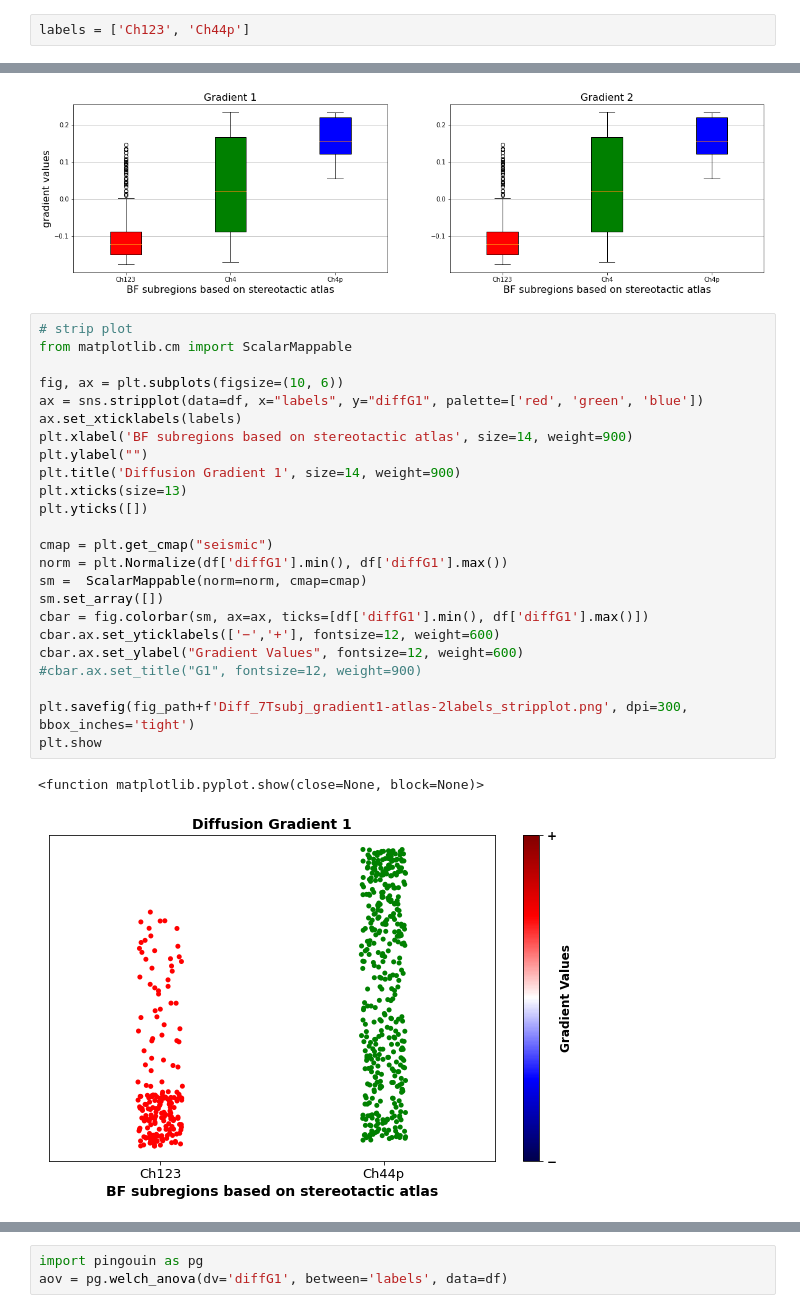
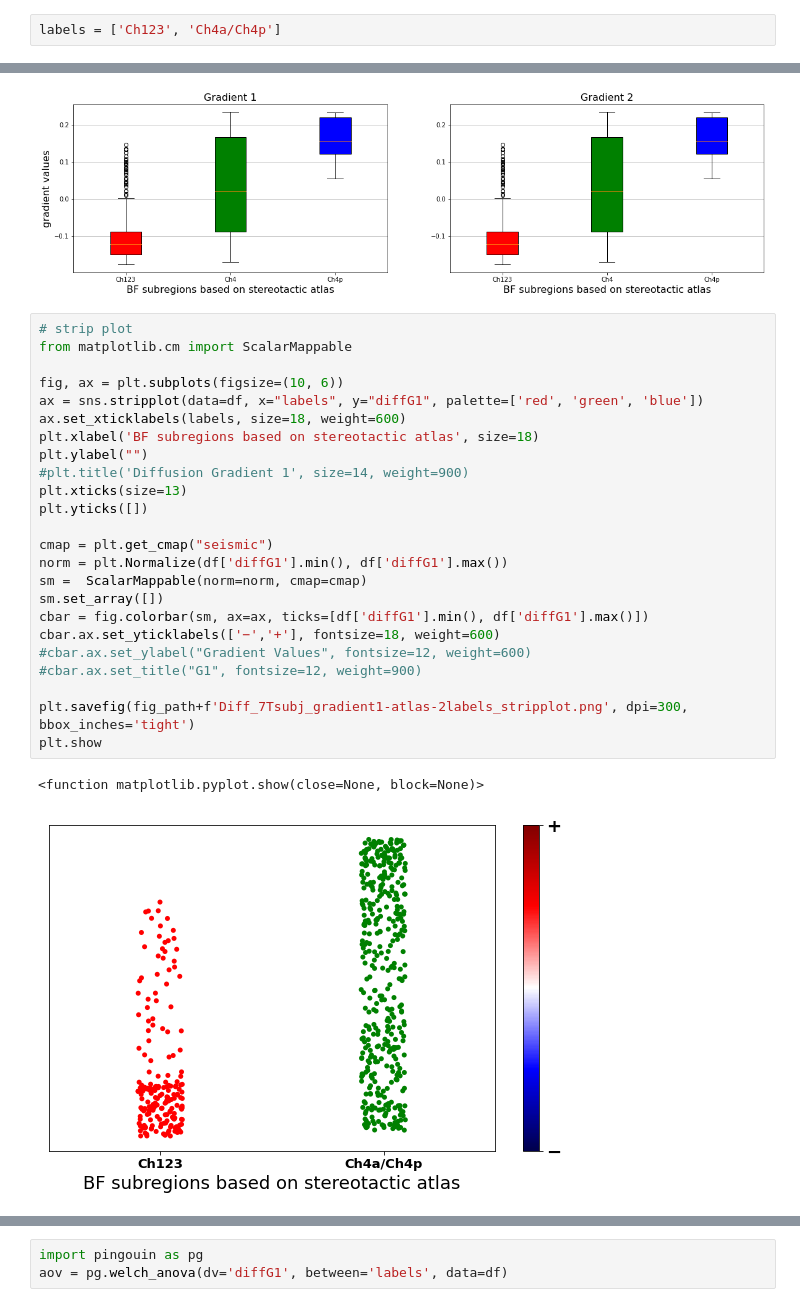
Before and after one commit to sudesnac/HumanBF-Connectivity, a Jupyter notebook: notebook/Diff_7Tsubj_gradients.ipynb, the cells around one changed output, grey strips where cells are left out. Cells and saved outputs as stored; diff of their text form.

```diff
--- a/notebook/Diff_7Tsubj_gradients.ipynb
+++ b/notebook/Diff_7Tsubj_gradients.ipynb
@@ -353,7 +353,7 @@ df = pd.DataFrame(
 # %%
 pd.DataFrame(df).to_csv(results_path + f'Diff_7Tsubj_grad-atlas2labels.csv', index=False)
 # %%
-labels = ['Ch123', 'Ch44p']
+labels = ['Ch123', 'Ch4a/Ch4p']
 # %%
 # prep for box plot
 grad1_Ch123 = grad_1_vol[subBF_vol == 1]
@@ -405,28 +405,28 @@ plt.show()
 # %%
 # strip plot
 from matplotlib.cm import ScalarMappable
 
 fig, ax = plt.subplots(figsize=(10, 6))
 ax = sns.stripplot(data=df, x="labels", y="diffG1", palette=['red', 'green', 'blue'])
-ax.set_xticklabels(labels)
-plt.xlabel('BF subregions based on stereotactic atlas', size=14, weight=900)
+ax.set_xticklabels(labels, size=18, weight=600)
+plt.xlabel('BF subregions based on stereotactic atlas', size=18)
 plt.ylabel("")
-plt.title('Diffusion Gradient 1', size=14, weight=900)
+#plt.title('Diffusion Gradient 1', size=14, weight=900)
 plt.xticks(size=13)
 plt.yticks([])
 
 cmap = plt.get_cmap("seismic")
 norm = plt.Normalize(df['diffG1'].min(), df['diffG1'].max())
 sm =  ScalarMappable(norm=norm, cmap=cmap)
 sm.set_array([])
 cbar = fig.colorbar(sm, ax=ax, ticks=[df['diffG1'].min(), df['diffG1'].max()])
-cbar.ax.set_yticklabels(['−','+'], fontsize=12, weight=600)
-cbar.ax.set_ylabel("Gradient Values", fontsize=12, weight=600)
+cbar.ax.set_yticklabels(['−','+'], fontsize=18, weight=600)
+#cbar.ax.set_ylabel("Gradient Values", fontsize=12, weight=600)
 #cbar.ax.set_title("G1", fontsize=12, weight=900)
 
 plt.savefig(fig_path+f'Diff_7Tsubj_gradient1-atlas-2labels_stripplot.png', dpi=300, bbox_inches='tight')
 plt.show
 # %% [output]
 <function matplotlib.pyplot.show(close=None, block=None)>
-[figure, old version]
+[figure, new version]
 # %% [markdown]
```
Also changed, not shown: parts of 61 cells of this notebook, 18 other files.
